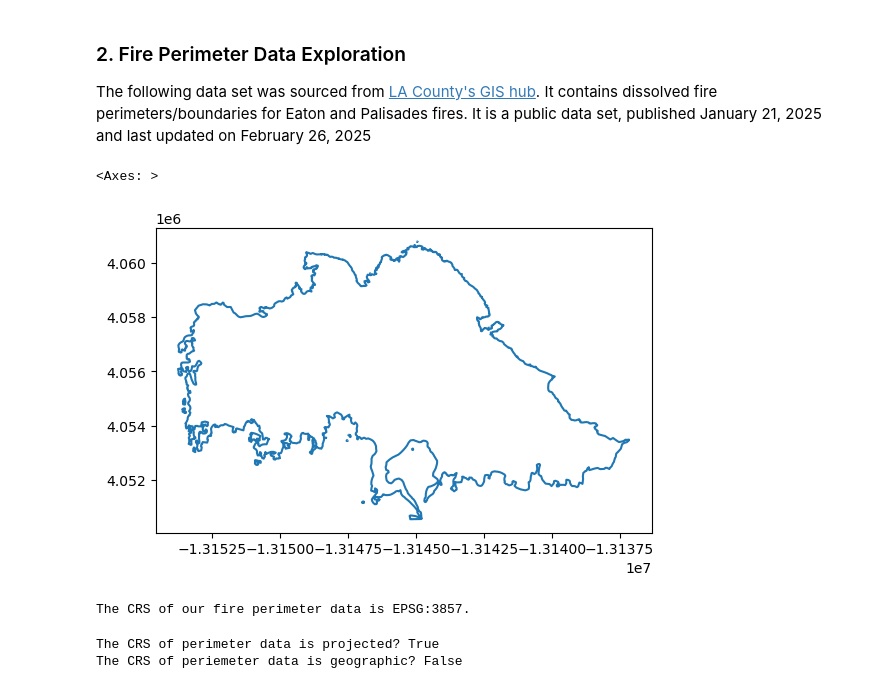
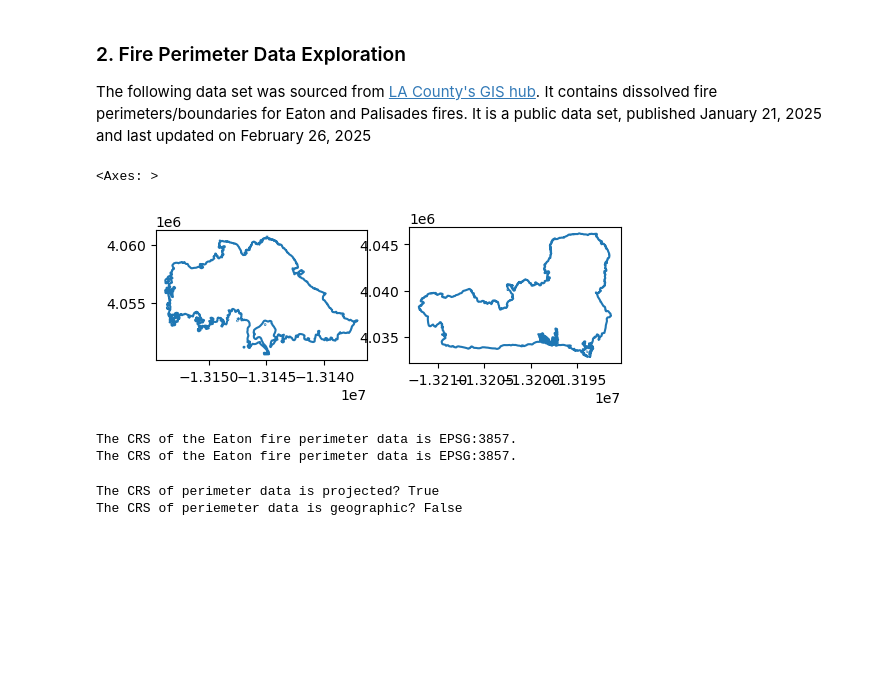
Before and after one commit to sofiasarak/eds220-hwk4, a Jupyter notebook: hwk4-task2-false-color-SARAK.ipynb, the cells around one changed output. Cells and saved outputs as stored; diff of their text form; code cells hidden in the pictures; blank space fills up the shorter version.

Commit message:
Create false color image plot rough drafts

```diff
--- a/hwk4-task2-false-color-SARAK.ipynb
+++ b/hwk4-task2-false-color-SARAK.ipynb
@@ -16,18 +18,27 @@ The following data set was sourced from [LA County's GIS hub](https://egis-lacou
 # %%
 # Read in data, using os to build file path and geopandas to read in .shp file
 fp = os.path.join('data','Eaton_Perimeter_20250121','Eaton_Perimeter_20250121.shp')
-perimeter = gpd.read_file(fp)
+eaton_perimeter = gpd.read_file(fp)
+
+fp = os.path.join('data','Palisades_Perimeter_20250121','Palisades_Perimeter_20250121.shp')
+palisades_perimeter = gpd.read_file(fp)
 # %%
 # Plot perimeter data to visualize its contents
-perimeter.boundary.plot()
+
+fig, ax = plt.subplots(nrows = 1, ncols = 2, figsize = (6,4))
+
+eaton_perimeter.boundary.plot(ax = ax[0])
+palisades_perimeter.boundary.plot(ax = ax[1])
 # %% [output]
 <Axes: >
-[figure, old version]
+[figure, new version]
 # %%
 # What is the CRS?
-print(f"The CRS of our fire perimeter data is {perimeter.crs}.")
+print(f"The CRS of the Eaton fire perimeter data is {eaton_perimeter.crs}.")
+print(f"The CRS of the Eaton fire perimeter data is {palisades_perimeter.crs}.")
 # %% [output]
-The CRS of our fire perimeter data is EPSG:3857.
+The CRS of the Eaton fire perimeter data is EPSG:3857.
+The CRS of the Eaton fire perimeter data is EPSG:3857.
 # %%
 # Is it projected or geographic?
 print(f"The CRS of perimeter data is projected? {perimeter.crs.is_projected}")
```
Also changed, not shown: parts of 13 cells of this notebook, 1 other file.
